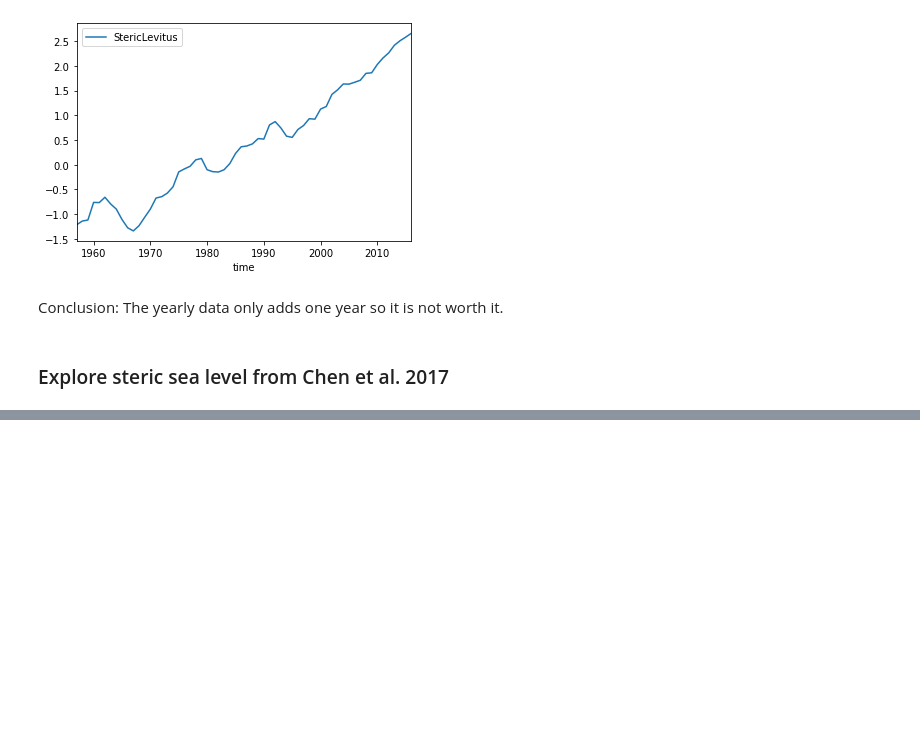
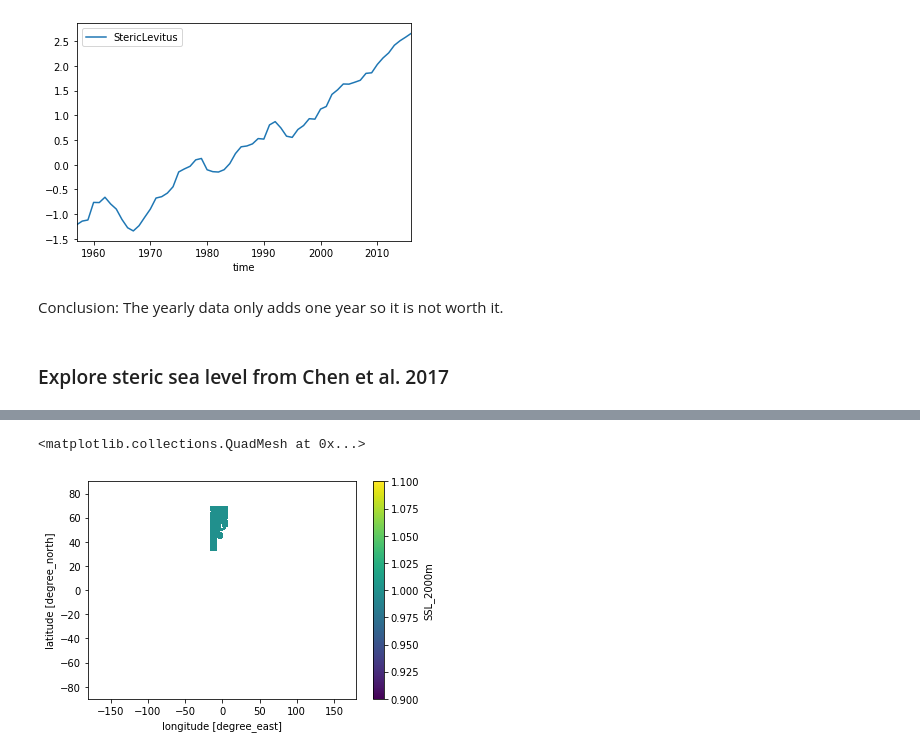
Before and after one commit to Jacobiaan/SLBudget, a Jupyter notebook: notebooks/Steric.ipynb, the cells around one changed output, grey strips where cells are left out. Drawn from its saved outputs; the diff is of its cells as text; code cells hidden in the pictures; blank space fills up the shorter version.

```diff
--- a/notebooks/Steric.ipynb
+++ b/notebooks/Steric.ipynb
@@ -269,0 +282,34 @@ IAP_ds.SSL_2000m.sel(time=2000).plot()
+# %%
+def steric_masks_IAP2D(da, mask_name):
+    if mask_name == 'ENS':
+        # Extended North Sea mask
+        lat = np.array(da.lat)
+        lon = np.array(da.lon)
+        LatAr = np.repeat(lat[:,np.newaxis], len(lon), 1)
+        LatAr = xr.DataArray(LatAr, dims=['lat', 'lon'],
+                             coords={'lat' : lat, 'lon' : lon})
+        LonAr = np.repeat(lon[np.newaxis,:], len(lat), 0)
+        LonAr = xr.DataArray(LonAr, dims=['lat', 'lon'],
+                             coords={'lat' : lat, 'lon' : lon})
+
+        mask_med = xr.where(np.isnan(da[0,:,:]), np.nan, 1)
+        mask_med1 = mask_med.where((LonAr >= -8) & (LatAr <= 42) )
+        mask_med1 = xr.where(np.isnan(mask_med1), 1, np.nan)
+        mask_med2 = mask_med.where((LonAr >= 1) & (LatAr <= 48) )
+        mask_med2 = xr.where(np.isnan(mask_med2), 1, np.nan)
+        mask_med = mask_med * mask_med1 * mask_med2
+
+        mask = xr.where(np.isnan(da[0,:,:]), np.nan, 1)
+        mask = mask.where(mask.lon <= 7)
+        mask = mask.where(mask.lon >= -16)
+        mask = mask.where(mask.lat <= 69) #Normal value: 60 or 69
+        mask = mask.where(mask.lat >= 33)
+        mask = mask * mask_med
+    del mask['time']
+    return mask
+# %%
+mask_ENS = steric_masks_IAP2D(IAP_ds.SSL_2000m, 'ENS')
+mask_ENS.plot()
+# %% [output]
+<matplotlib.collections.QuadMesh at 0x...>
+[figure, added]
```
Also changed, not shown: parts of 4 cells of this notebook, 2 other files.
